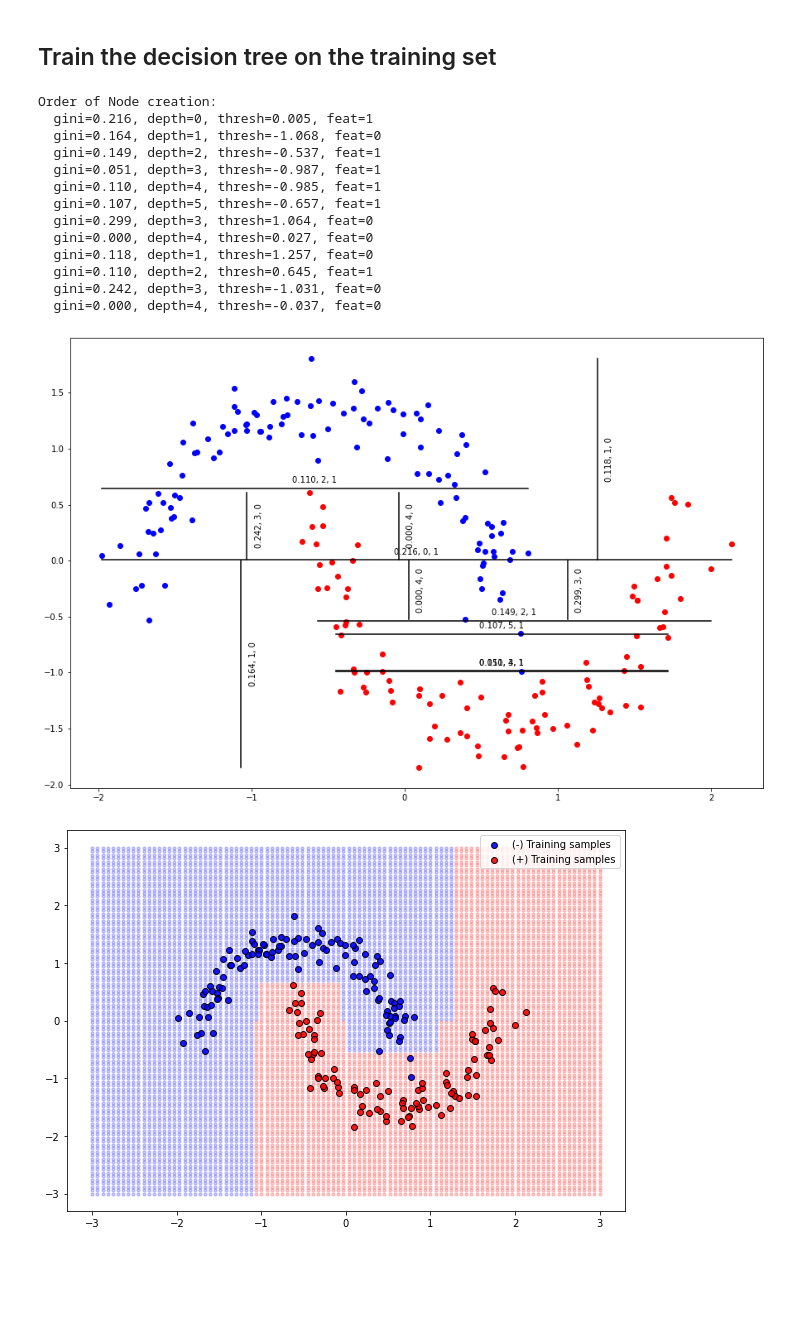
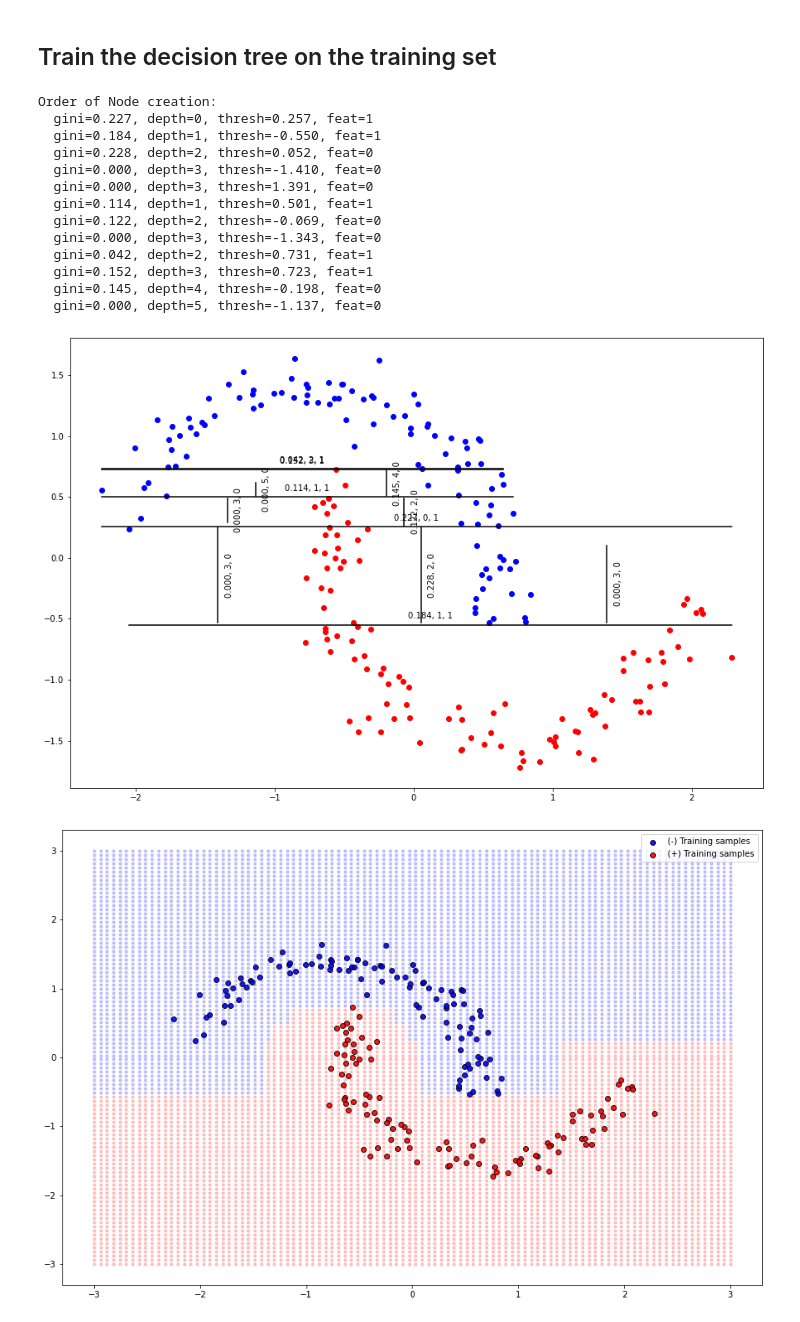
Before and after one commit to kspilario/DS397_comp, a Jupyter notebook: Tree_Ensembles/dectree_moons.ipynb, the cells around one changed output. Drawn from its saved outputs; the diff is of its cells as text; code cells hidden in the pictures; blank space fills up the shorter version.

```diff
--- a/Tree_Ensembles/dectree_moons.ipynb
+++ b/Tree_Ensembles/dectree_moons.ipynb
@@ -16,8 +15,12 @@ from sklearn.model_selection import train_test_split
 from sklearn.datasets import make_moons
 X, y = make_moons(n_samples=300, noise=0.1, random_state=0)
 
+# Rotate the X data by "th" radians
+th = np.deg2rad(20)
+X = X @ np.array([[np.cos(th), -np.sin(th)],[np.sin(th), np.cos(th)]])
+
 # Split into training and testing
-X_train, X_test, y_train, y_test = train_test_split(X, y, test_size=0.3, random_state=0)
+X_train, X_test, y_train, y_test = train_test_split(X, y, test_size=0.3, random_state=3)
 
 sc = StandardScaler()
 X_train = sc.fit_transform(X_train)
@@ -50,6 +53,7 @@ class DecisionTree:
     def __init__(self, min_samples=2, max_depth=10):
         self.min_samples = min_samples      # Min no. of samples to split the nodes
         self.max_depth = max_depth          # Max depth of the decision tree
+        self.actual_depth = 0               # Depth of tree after fitting
 
     def find_split(self, data):             # data contains (X, y)
         N = len(data)
@@ -90,7 +94,10 @@ class DecisionTree:
         plt.show()
 
     def build_tree(self, data, curr_depth=0):
+
         N = data.shape[0]
+        self.actual_depth = np.max(np.array([curr_depth, self.actual_depth]))
+
         if N >= self.min_samples and curr_depth <= self.max_depth and \
             len(np.unique(data[:,-1])) > 1:
 
@@ -140,7 +147,7 @@ class DecisionTree:
                              np.linspace(-3,3,ny))
         xy = np.hstack((xv.reshape(-1,1), yv.reshape(-1,1)))
         zv = self.predict(xy)
-        plt.figure(figsize=(10,7))
+        plt.figure(figsize=(15,10))
         plt.scatter(xy[zv == 0,0], xy[zv == 0,1], c='b', s=10, alpha=0.2)
         plt.scatter(xy[zv == 1,0], xy[zv == 1,1], c='r', s=10, alpha=0.2)
         plt.scatter(X[y == 0,0],X[y == 0,1], color='b', marker='o',
@@ -152,22 +159,22 @@ class DecisionTree:
 # %% [markdown]
 ## Train the decision tree on the training set
 # %%
-mdl = DecisionTree(max_depth=5)
+mdl = DecisionTree(min_samples=3, max_depth=5)
 mdl.fit(X_train, y_train)
 mdl.plot_decision(X_train, y_train)
 # %% [output]
 Order of Node creation:
-  gini=0.216, depth=0, thresh=0.005, feat=1
-  gini=0.164, depth=1, thresh=-1.068, feat=0
-  gini=0.149, depth=2, thresh=-0.537, feat=1
-  gini=0.051, depth=3, thresh=-0.987, feat=1
-  gini=0.110, depth=4, thresh=-0.985, feat=1
-  gini=0.107, depth=5, thresh=-0.657, feat=1
-  gini=0.299, depth=3, thresh=1.064, feat=0
-  gini=0.000, depth=4, thresh=0.027, feat=0
-  gini=0.118, depth=1, thresh=1.257, feat=0
-  gini=0.110, depth=2, thresh=0.645, feat=1
-  gini=0.242, depth=3, thresh=-1.031, feat=0
-  gini=0.000, depth=4, thresh=-0.037, feat=0
+  gini=0.227, depth=0, thresh=0.257, feat=1
+  gini=0.184, depth=1, thresh=-0.550, feat=1
+  gini=0.228, depth=2, thresh=0.052, feat=0
+  gini=0.000, depth=3, thresh=-1.410, feat=0
+  gini=0.000, depth=3, thresh=1.391, feat=0
+  gini=0.114, depth=1, thresh=0.501, feat=1
+  gini=0.122, depth=2, thresh=-0.069, feat=0
+  gini=0.000, depth=3, thresh=-1.343, feat=0
+  gini=0.042, depth=2, thresh=0.731, feat=1
+  gini=0.152, depth=3, thresh=0.723, feat=1
+  gini=0.145, depth=4, thresh=-0.198, feat=0
+  gini=0.000, depth=5, thresh=-1.137, feat=0
-[figure, old version]
+[figure, new version]
-[figure, old version]
+[figure, new version]
```
Also changed, not shown: parts of 4 cells of this notebook.
